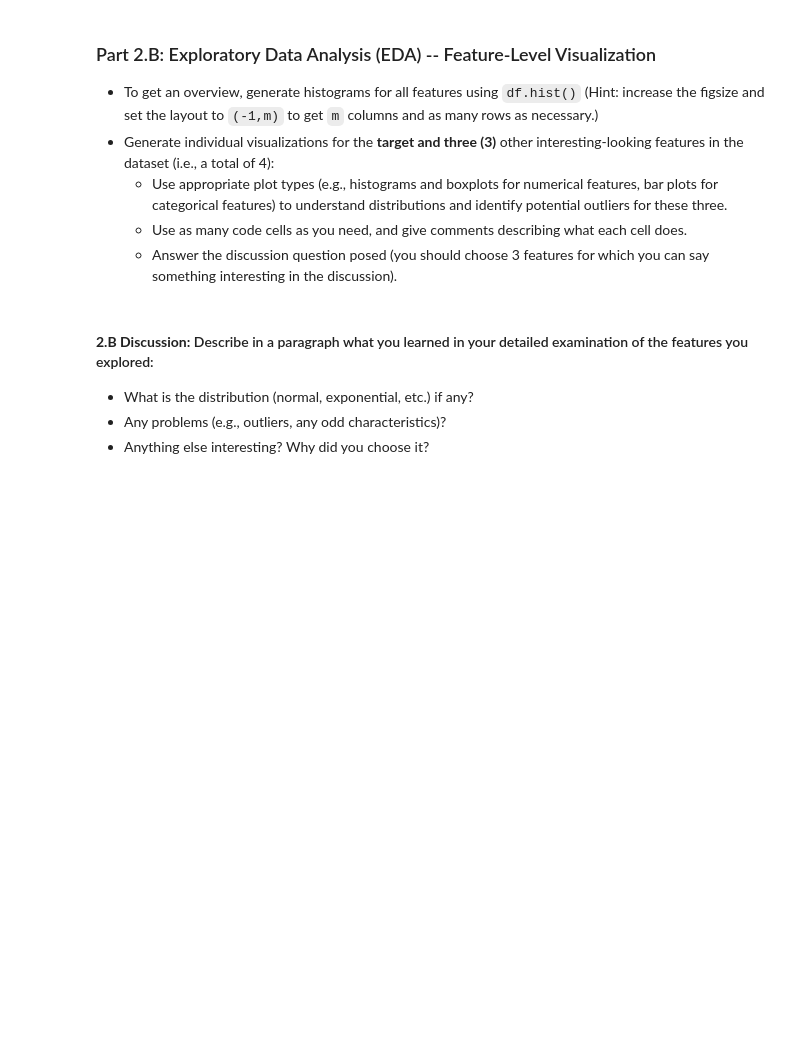
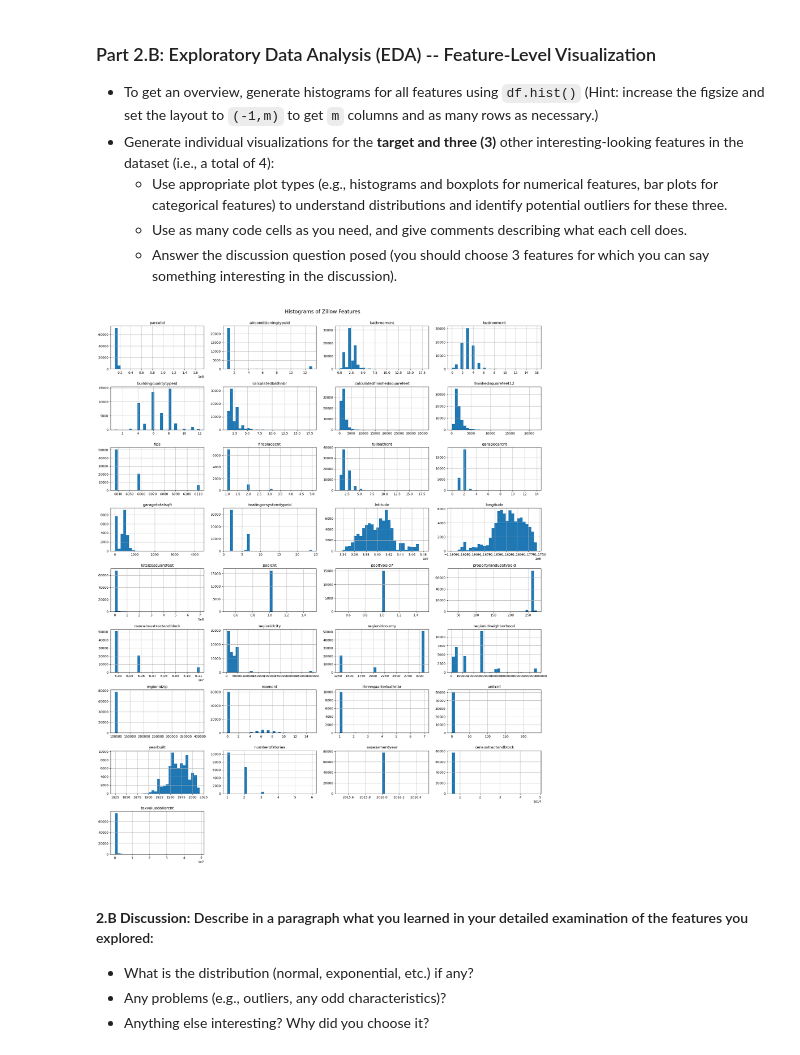
Before and after one commit to tetianakravchuk/MilestoneOneMachineLearning, a Jupyter notebook: Milestone_01.ipynb, the cells around one changed output. Cells and saved outputs as stored; diff of their text form; code cells hidden in the pictures; blank space fills up the shorter version.

```diff
--- a/Milestone_01.ipynb
+++ b/Milestone_01.ipynb
@@ -309,6 +309,27 @@ These won’t help the model learn general patterns and are better off removed.
     - Use appropriate plot types (e.g., histograms and boxplots for numerical features, bar plots for categorical features) to understand distributions and identify potential outliers for these three.
     - Use as many code cells as you need, and give comments describing what each cell does.
     - Answer the discussion question posed (you should choose 3 features for which you can say something interesting in the discussion).
+# %%
+# Re-import and re-load after code execution reset
+import pandas as pd
+import matplotlib.pyplot as plt
+import seaborn as sns
+
+# Load the dataset
+zillow_path = "zillow_dataset.csv"
+df = pd.read_csv(zillow_path)
+
+# Drop high-null columns for histograms to render meaningfully
+high_null_cols = df.columns[df.isnull().mean() > 0.9]
+df_cleaned = df.drop(columns=high_null_cols)
+
+# Plot histograms
+df_cleaned.hist(figsize=(20, 25), bins=30, layout=(-1, 4))
+plt.suptitle("Histograms of Zillow Features", fontsize=16)
+plt.tight_layout(rect=[0, 0, 1, 0.98])
+plt.show()
+# %% [output]
+[figure, added]
 # %% [markdown]
 #### **2.B Discussion:** Describe in a paragraph what you learned in your detailed examination of the features you explored:
 - What is the distribution (normal, exponential, etc.) if any?
```
Also changed, not shown: parts of 22 cells of this notebook.
